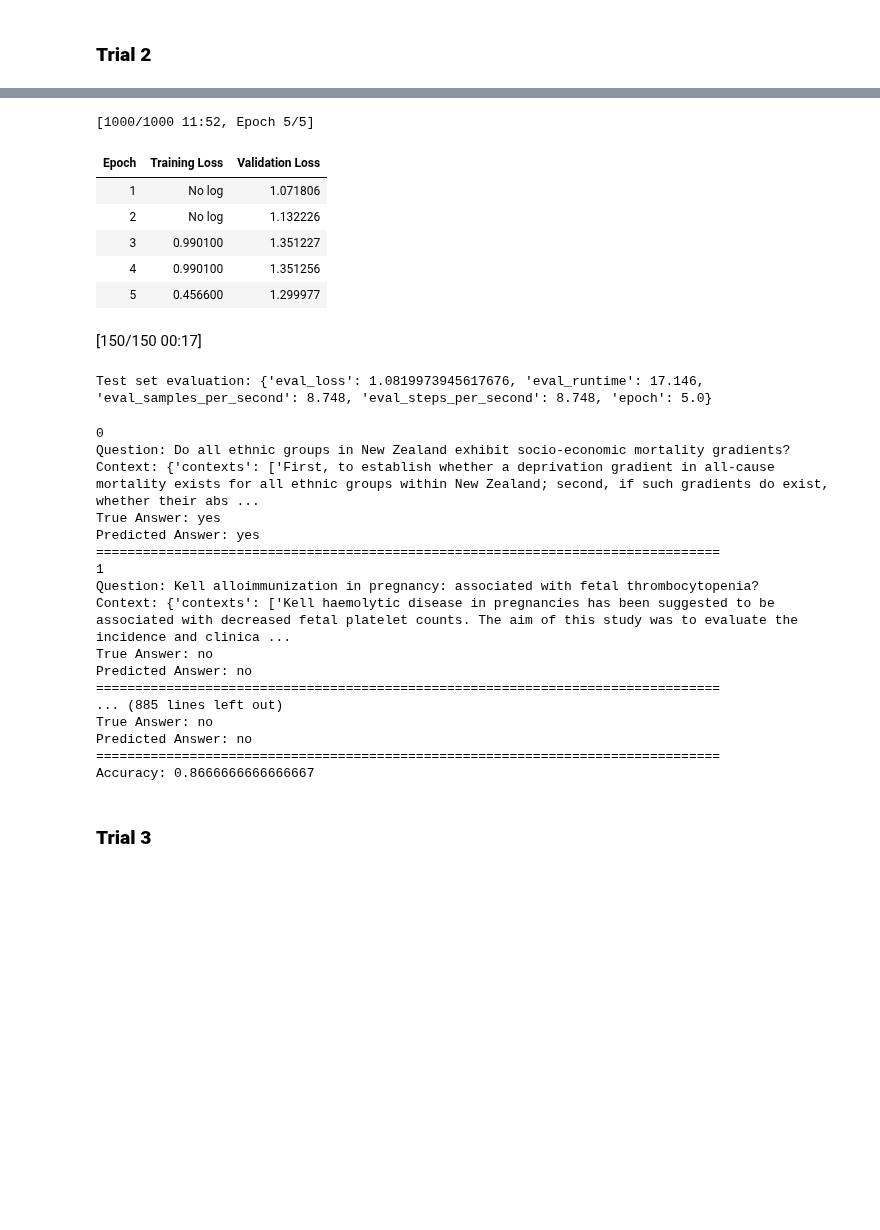
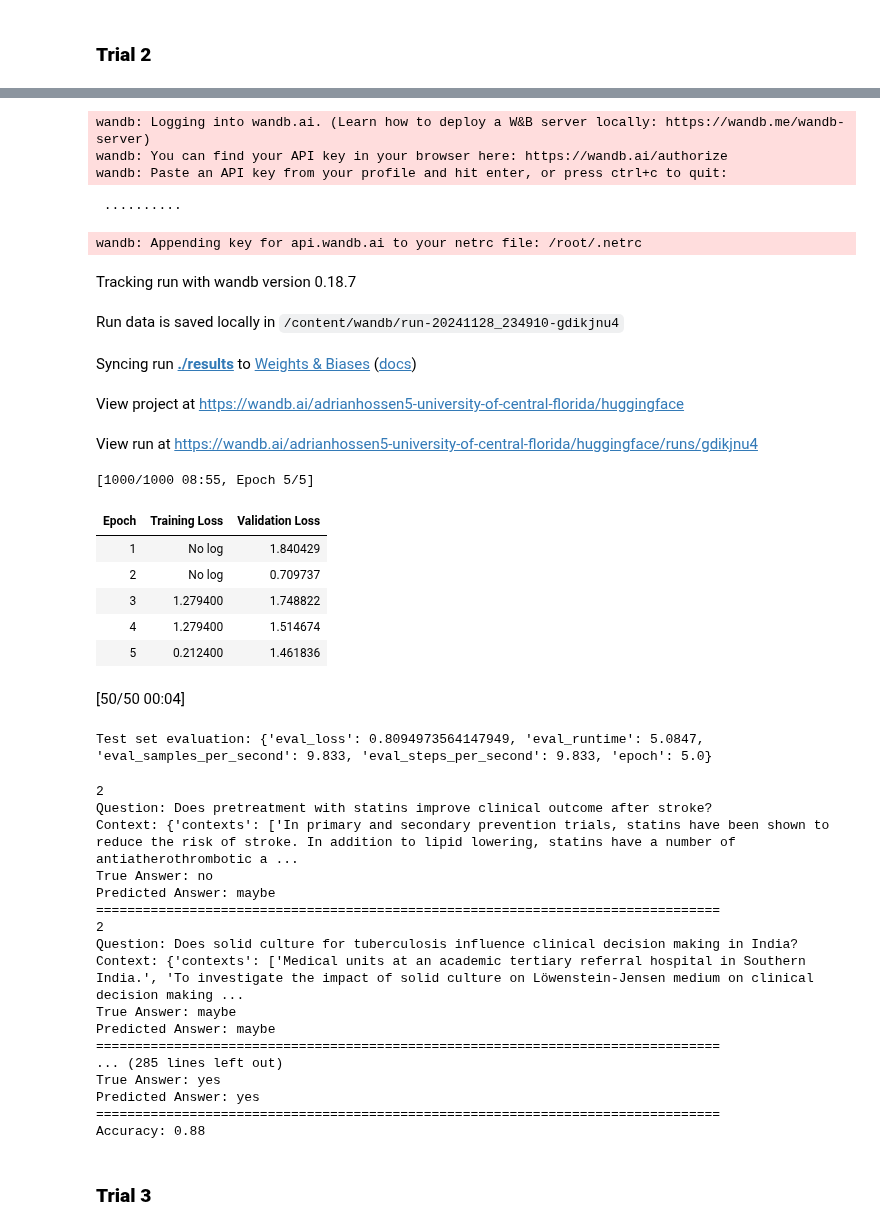
Before and after one commit to almond5/CAP5510_Datasets, a Jupyter notebook: qna_method/qna_biogpt.ipynb, the cells around one changed output, grey strips where cells are left out. Drawn from its saved outputs; the diff is of its cells as text; code cells hidden in the pictures; blank space fills up the shorter version.

```diff
--- a/qna_method/qna_biogpt.ipynb
+++ b/qna_method/qna_biogpt.ipynb
@@ -558,12 +558,12 @@ def preprocess_function(examples):
     return model_inputs
 
 # Select a small subset of the dataset for demonstration
-small_ds = ds['train'].select(range(400))
+small_ds = ds['train'].select(range(300))
 tokenized_ds = small_ds.map(preprocess_function, batched=True)
 
 train_size = 200
 val_size = 50
-test_size = 150
+test_size = 50
 
 train_dataset, val_dataset, test_dataset = torch.utils.data.random_split(
     tokenized_ds, [train_size, val_size, test_size]
@@ -603,12 +606,22 @@ You should probably TRAIN this model on a down-stream task to be able to use it
-[1000/1000 11:52, Epoch 5/5]
+wandb: Logging into wandb.ai. (Learn how to deploy a W&B server locally: https://wandb.me/wandb-server)
+wandb: You can find your API key in your browser here: https://wandb.ai/authorize
+wandb: Paste an API key from your profile and hit enter, or press ctrl+c to quit:
+ ··········
+wandb: Appending key for api.wandb.ai to your netrc file: /root/.netrc
+Tracking run with wandb version 0.18.7
+Run data is saved locally in /content/wandb/run-20241128_234910-gdikjnu4
+Syncing run ./results to Weights & Biases (docs)
+View project at https://wandb.ai/adrianhossen5-university-of-central-florida/huggingface
+View run at https://wandb.ai/adrianhossen5-university-of-central-florida/huggingface/runs/gdikjnu4
+[1000/1000 08:55, Epoch 5/5]
 | Epoch | Training Loss | Validation Loss |
-| 1 | No log | 1.071806 |
-| 2 | No log | 1.132226 |
-| 3 | 0.990100 | 1.351227 |
-| 4 | 0.990100 | 1.351256 |
-| 5 | 0.456600 | 1.299977 |
+| 1 | No log | 1.840429 |
+| 2 | No log | 0.709737 |
+| 3 | 1.279400 | 1.748822 |
+| 4 | 1.279400 | 1.514674 |
+| 5 | 0.212400 | 1.461836 |
-[150/150 00:17]
-Test set evaluation: {'eval_loss': 1.0819973945617676, 'eval_runtime': 17.146, 'eval_samples_per_second': 8.748, 'eval_steps_per_second': 8.748, 'epoch': 5.0}
+[50/50 00:04]
+Test set evaluation: {'eval_loss': 0.8094973564147949, 'eval_runtime': 5.0847, 'eval_samples_per_second': 9.833, 'eval_steps_per_second': 9.833, 'epoch': 5.0}
 # %%
 # Define the function to predict using the trained model
 def predict_answer(question, context):
@@ -647,23 +660,23 @@ for example in test_dataset:
 # Print accuracy
 print(f"Accuracy: {num_correct / len(test_dataset)}")
 # %% [output]
-0
-Question: Do all ethnic groups in New Zealand exhibit socio-economic mortality gradients?
-Context: {'contexts': ['First, to establish whether a deprivation gradient in all-cause mortality exists for all ethnic groups within New Zealand; second, if such gradients do exist, whether their abs ...
+2
+Question: Does pretreatment with statins improve clinical outcome after stroke?
+Context: {'contexts': ['In primary and secondary prevention trials, statins have been shown to reduce the risk of stroke. In addition to lipid lowering, statins have a number of antiatherothrombotic a ...
+True Answer: no
+Predicted Answer: maybe
+================================================================================
+2
+Question: Does solid culture for tuberculosis influence clinical decision making in India?
+Context: {'contexts': ['Medical units at an academic tertiary referral hospital in Southern India.', 'To investigate the impact of solid culture on Löwenstein-Jensen medium on clinical decision making ...
+True Answer: maybe
+Predicted Answer: maybe
+================================================================================
+... (285 lines left out)
 True Answer: yes
 Predicted Answer: yes
 ================================================================================
-1
-Question: Kell alloimmunization in pregnancy: associated with fetal thrombocytopenia?
-Context: {'contexts': ['Kell haemolytic disease in pregnancies has been suggested to be associated with decreased fetal platelet counts. The aim of this study was to evaluate the incidence and clinica ...
-True Answer: no
-Predicted Answer: no
-================================================================================
-... (885 lines left out)
-True Answer: no
-Predicted Answer: no
-================================================================================
-Accuracy: 0.8666666666666667
+Accuracy: 0.88
 # %% [markdown]
 ### **Trial 3**
 # %%
```
Also changed, not shown: parts of 1 cell of this notebook.
